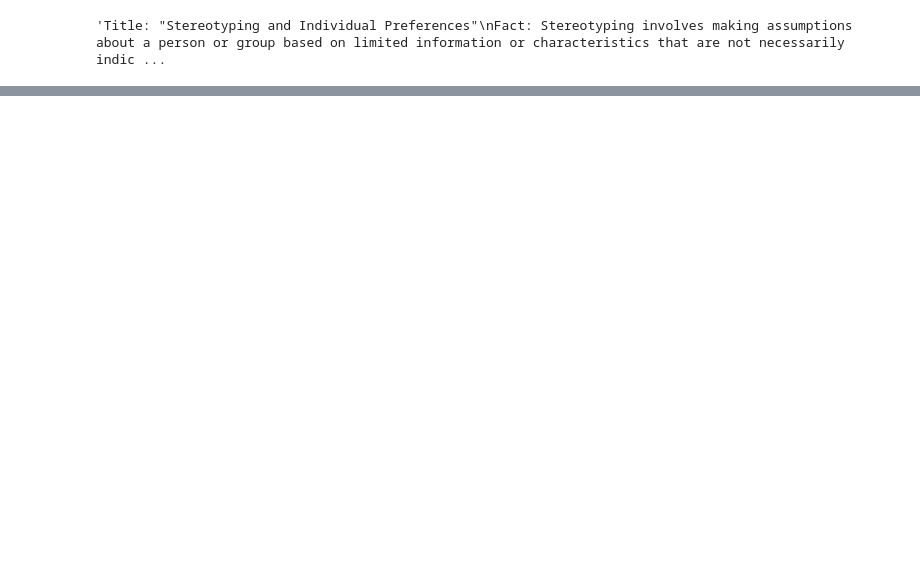
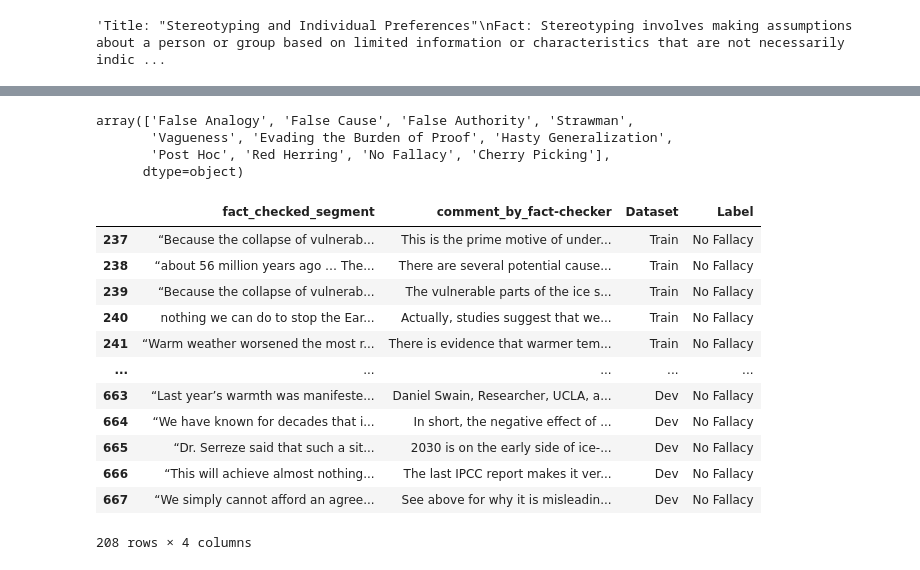
Before and after one commit to fzanart/GenerativeDebunking, a Jupyter notebook: App_test.ipynb, the cells around one changed output, grey strips where cells are left out. Cells and saved outputs as stored; diff of their text form; code cells hidden in the pictures; blank space fills up the shorter version.

```diff
--- a/App_test.ipynb
+++ b/App_test.ipynb
@@ -43,0 +140,23 @@ chat(initial_prompts[:9], prompt)
+# %%
+df['Label'].unique()
+# %% [output]
+array(['False Analogy', 'False Cause', 'False Authority', 'Strawman',
+       'Vagueness', 'Evading the Burden of Proof', 'Hasty Generalization',
+       'Post Hoc', 'Red Herring', 'No Fallacy', 'Cherry Picking'],
+      dtype=object)
+# %%
+df[df['Label'] == 'No Fallacy']
+# %% [output]
+|  | fact_checked_segment | comment_by_fact-checker | Dataset | Label |
+| 237 | “Because the collapse of vulnerab... | This is the prime motive of under... | Train | No Fallacy |
+| 238 | “about 56 million years ago … The... | There are several potential cause... | Train | No Fallacy |
+| 239 | “Because the collapse of vulnerab... | The vulnerable parts of the ice s... | Train | No Fallacy |
+| 240 | nothing we can do to stop the Ear... | Actually, studies suggest that we... | Train | No Fallacy |
+| 241 | “Warm weather worsened the most r... | There is evidence that warmer tem... | Train | No Fallacy |
+| ... | ... | ... | ... | ... |
+| 663 | “Last year’s warmth was manifeste... | Daniel Swain, Researcher, UCLA, a... | Dev | No Fallacy |
+| 664 | “We have known for decades that i... | In short, the negative effect of ... | Dev | No Fallacy |
+| 665 | “Dr. Serreze said that such a sit... | 2030 is on the early side of ice-... | Dev | No Fallacy |
+| 666 | “This will achieve almost nothing... | The last IPCC report makes it ver... | Dev | No Fallacy |
+| 667 | “We simply cannot afford an agree... | See above for why it is misleadin... | Dev | No Fallacy |
+208 rows × 4 columns
```
Also changed, not shown: parts of 10 cells of this notebook, 1 other file.
